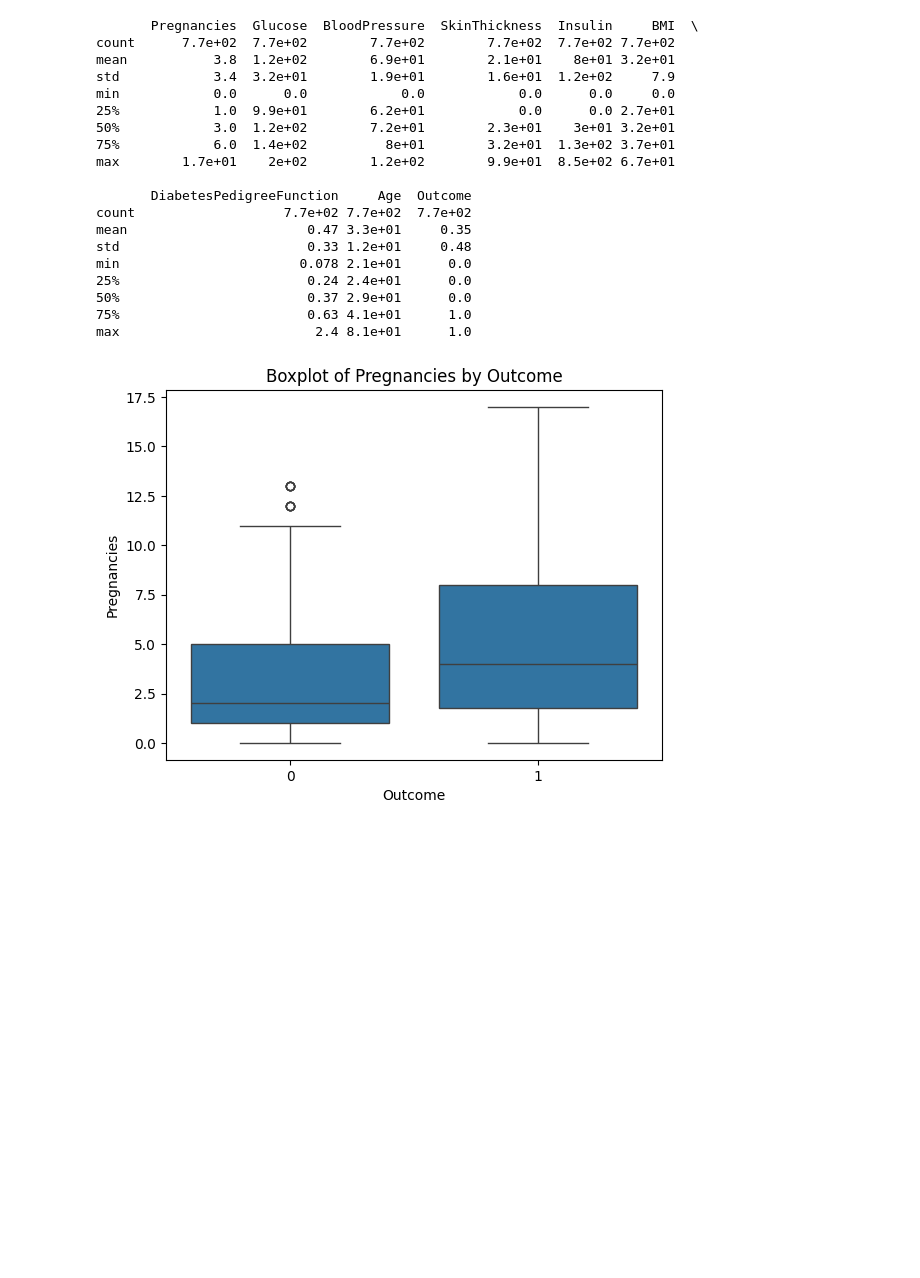
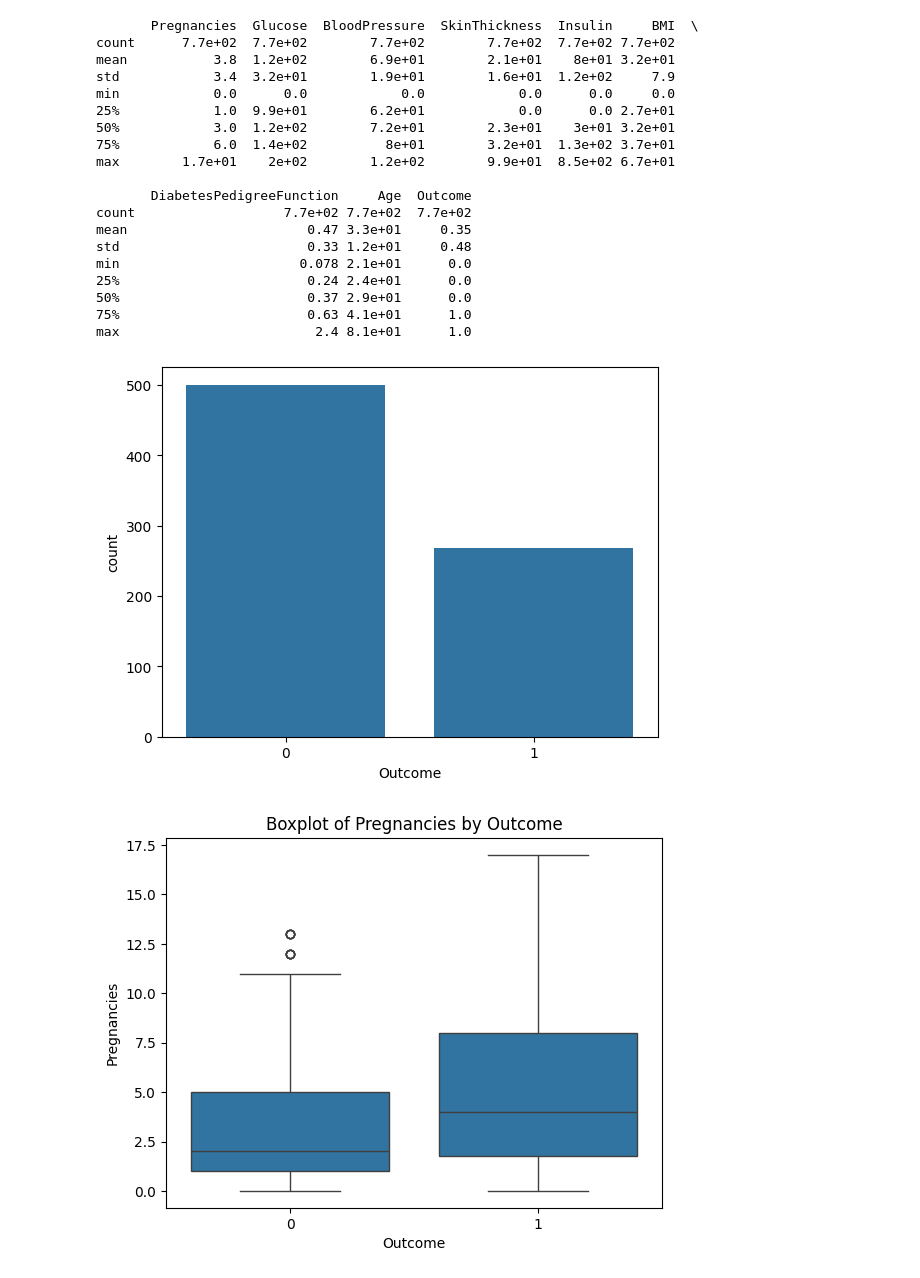
Before and after one commit to orangethefish/ML_project, a Jupyter notebook: GaussianNB.ipynb, the cells around one changed output. Cells and saved outputs as stored; diff of their text form; code cells hidden in the pictures; blank space fills up the shorter version.

Commit message:
update bar chart

```diff
--- a/GaussianNB.ipynb
+++ b/GaussianNB.ipynb
@@ -31,6 +31,8 @@ Unzip completed
 ## 1.2 Dataset Visualization
 # %%
 df = pd.read_csv('dataset/diabetes.csv')
+class_names = df['Outcome'].unique()
+target = 'Outcome'
 # %%
 # Display the first 5 rows of the dataset
 show(df.head())
@@ -86,5 +87,11 @@ max                         2.4 8.1e+01      1.0
 # %%
 # sns.pairplot(df, hue="Outcome")
 # plt.show()
+
+#bar chart by outcome
+sns.countplot(data=df, x=target)
+plt.show()
+# %% [output]
+[figure, added]
 # %%
 # Creating a boxplot for each numeric feature
```
Also changed, not shown: parts of 3 cells of this notebook.
